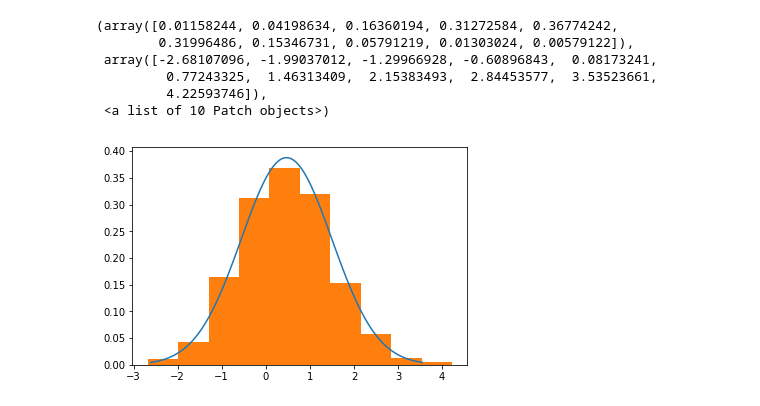
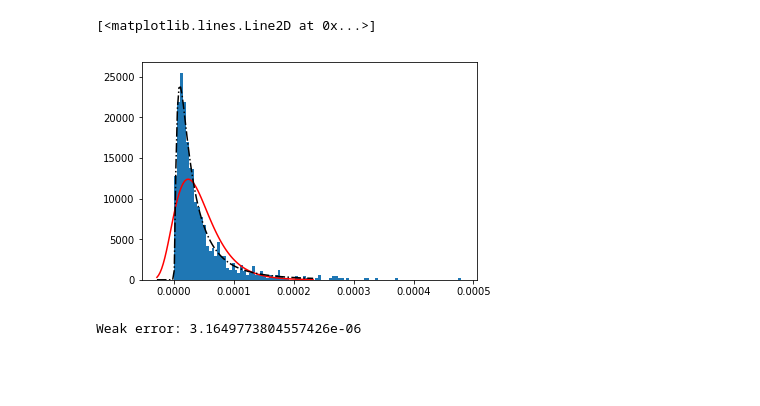
Before and after one commit to hervature/ORFE, a Jupyter notebook: APC 523/project/zach_scratch.ipynb, the cells around one changed output. Cells and saved outputs as stored; diff of their text form; code cells hidden in the pictures; blank space fills up the shorter version.

Commit message:
Finish weak convergence

```diff
--- a/APC 523/project/zach_scratch.ipynb
+++ b/APC 523/project/zach_scratch.ipynb
@@ -43,20 +45,0 @@ plt.plot(x_t[-1,:])
-# %%
-# Need to fit a log-normal of the form above
-# ln(X_t) ~ N((\mu-\sigma^2/2)*t, \sigma^2)
-
-y_t = np.log(x_t)
-
-mu_T = np.mean(y_t[-1,:])
-sigma_T = np.std(y_t[-1,:])
-
-z = np.linspace(mu_T - 3*sigma_T, mu_T + 3*sigma_T, 100)
-plt.plot(z, stats.norm.pdf(z, mu_T, sigma_T))
-plt.hist(y_t[-1,:], density=True)
-# %% [output]
-(array([0.01158244, 0.04198634, 0.16360194, 0.31272584, 0.36774242,
-        0.31996486, 0.15346731, 0.05791219, 0.01303024, 0.00579122]),
- array([-2.68107096, -1.99037012, -1.29966928, -0.60896843,  0.08173241,
-         0.77243325,  1.46313409,  2.15383493,  2.84453577,  3.53523661,
-         4.22593746]),
- <a list of 10 Patch objects>)
-[figure, removed]
@@ -71,22 +46,22 @@ error = math.sqrt(2/math.pi)*sigma_diff*np.exp(mu_diff**2/(2*sigma_diff**2))+mu_
-# %%
-# get plot of errors
-
-errors = []
-for n in range(1000,10001,100):
-    tspan = np.linspace(0, T, n)
-    x_t = np.zeros((len(tspan), n))
-
-    for i in range(n):
-        x_t[:, i] = SdeInt().Euler(A, B, x_0, tspan)
-
-    y_t = np.log(x_t)
-
-    mu_T = np.mean(y_t[-1,:])
-    sigma_T = np.std(y_t[-1,:])
-    mu_diff = 0 - mu_T
-    sigma_diff = math.sqrt(sigma**2 + sigma_T**2)
-
-    error = math.sqrt(2/math.pi)*sigma_diff*np.exp(mu_diff**2/(2*sigma_diff**2))+mu_diff*(1-2*stats.norm.pdf(-mu_diff/sigma_diff, 0, 1))
-    errors.append(error)
-
-plt.plot(list(range(1000,100,10001)), errors)
+# %%
+# Need to fit a log-normal of the form above
+from scipy.stats import lognorm
+x_T = x_t[-1,:]
+plt.hist(x_T, density=True, bins=100)
+params = lognorm.fit(x_T)
+theoretical_params = (sigma*np.sqrt(T), 0, np.exp((mu-sigma**2/2)*T))
+
+x = np.linspace(lognorm.ppf(0.001, *params), lognorm.ppf(0.999, *params), 100)
+plt.plot(x, lognorm.pdf(x, *params), 'r-', label='approx lognorm pdf')
+plt.plot(x, lognorm.pdf(x, *theoretical_params), 'k-.', label='true lognorm pdf')
+# %% [output]
+[<matplotlib.lines.Line2D at 0x...>]
+[figure, added]
+# %%
+# Calcualte errors for Geometric Brownian Motion
+true_pdf = lambda x: lognorm.pdf(x, s=1, scale=math.exp(1/2))
+approx_pdf = lambda x: lognorm.pdf(x, *params)
+
+print("Weak error: {}".format(abs(lognorm.mean(*theoretical_params)-lognorm.mean(*params))))
+# %% [output]
+Weak error: 3.1649773804557426e-06
```
Also changed, not shown: parts of 11 cells of this notebook, 1 other file.
